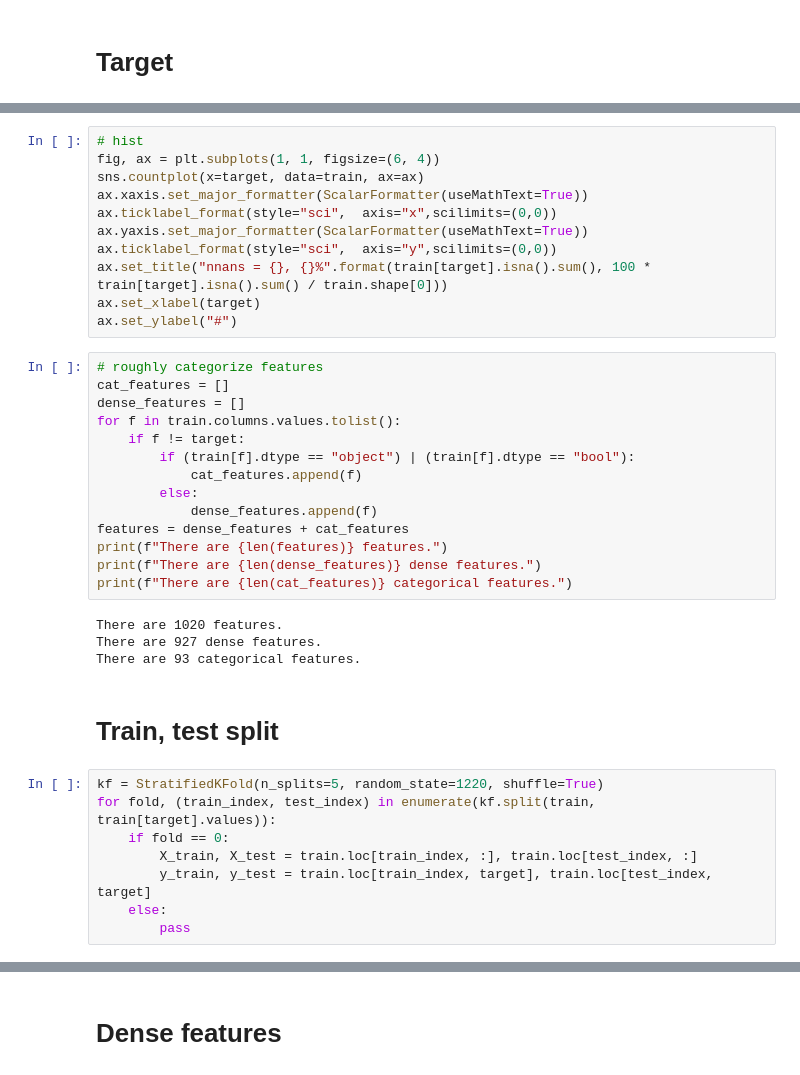
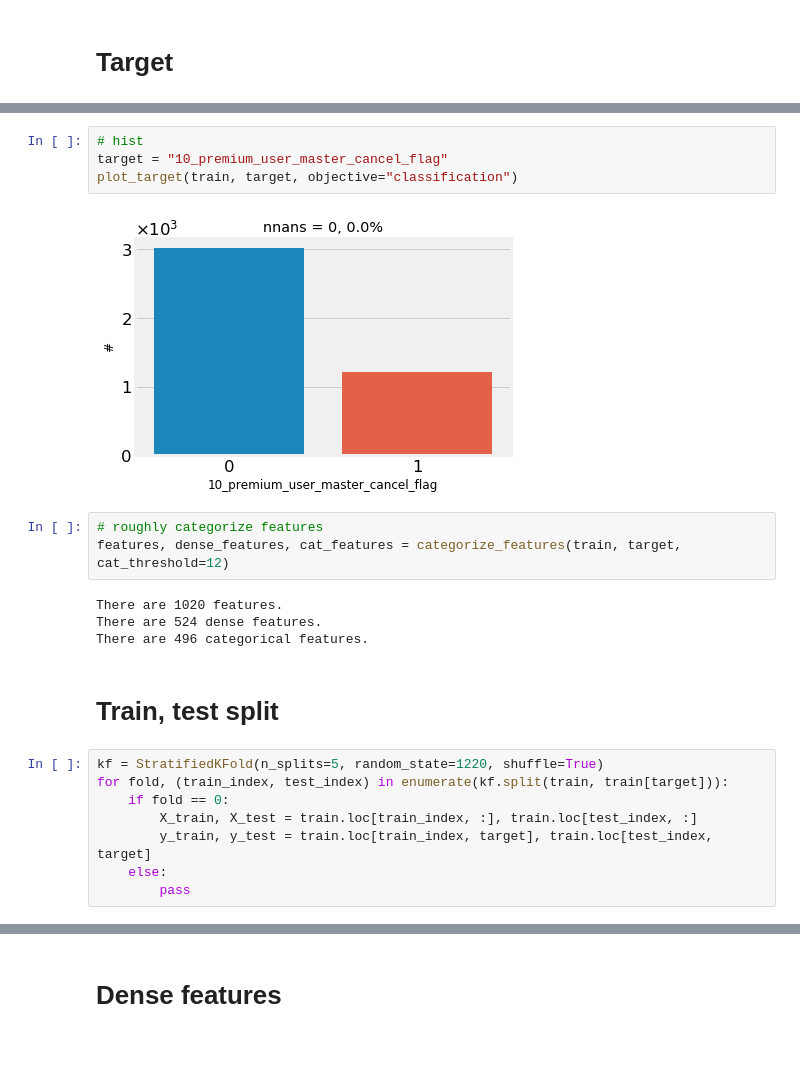
Before and after one commit to katsu1110/DataScienceComp, a Jupyter notebook: EDA_laputa.ipynb, the cells around one changed output, grey strips where cells are left out. Drawn from its saved outputs; the diff is of its cells as text; blank space fills up the shorter version.

```diff
--- a/EDA_laputa.ipynb
+++ b/EDA_laputa.ipynb
@@ -235,37 +207,21 @@ Name: 1_y_id_master_age, dtype: int64
-# %%
-# hist
-fig, ax = plt.subplots(1, 1, figsize=(6, 4))
-sns.countplot(x=target, data=train, ax=ax)
-ax.xaxis.set_major_formatter(ScalarFormatter(useMathText=True))
-ax.ticklabel_format(style="sci",  axis="x",scilimits=(0,0))
-ax.yaxis.set_major_formatter(ScalarFormatter(useMathText=True))
-ax.ticklabel_format(style="sci",  axis="y",scilimits=(0,0))
-ax.set_title("nnans = {}, {}%".format(train[target].isna().sum(), 100 * train[target].isna().sum() / train.shape[0]))
-ax.set_xlabel(target)
-ax.set_ylabel("#")
-# %%
-# roughly categorize features
-cat_features = []
-dense_features = []
-for f in train.columns.values.tolist():
-    if f != target:
-        if (train[f].dtype == "object") | (train[f].dtype == "bool"):
-            cat_features.append(f)
-        else:
-            dense_features.append(f)
-features = dense_features + cat_features
-print(f"There are {len(features)} features.")
-print(f"There are {len(dense_features)} dense features.")
-print(f"There are {len(cat_features)} categorical features.")
-# %% [output]
-There are 1020 features.
-There are 927 dense features.
-There are 93 categorical features.
+# %%
+# hist
+target = "10_premium_user_master_cancel_flag"
+plot_target(train, target, objective="classification")
+# %% [output]
+[figure, added]
+# %%
+# roughly categorize features
+features, dense_features, cat_features = categorize_features(train, target, cat_threshold=12)
+# %% [output]
+There are 1020 features.
+There are 524 dense features.
+There are 496 categorical features.
 # %% [markdown]
 # Train, test split
 # %%
 kf = StratifiedKFold(n_splits=5, random_state=1220, shuffle=True)
-for fold, (train_index, test_index) in enumerate(kf.split(train, train[target].values)):
+for fold, (train_index, test_index) in enumerate(kf.split(train, train[target])):
     if fold == 0:
         X_train, X_test = train.loc[train_index, :], train.loc[test_index, :]
         y_train, y_test = train.loc[train_index, target], train.loc[test_index, target]
```
Also changed, not shown: parts of 20 cells of this notebook, 6 other files.
